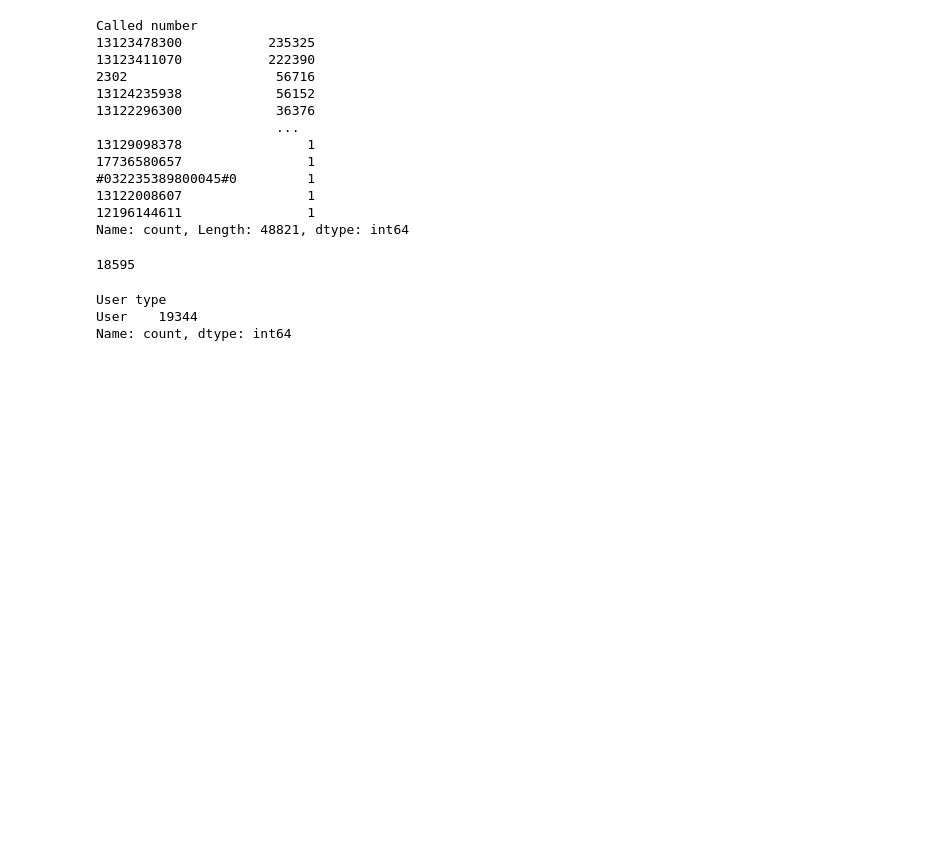
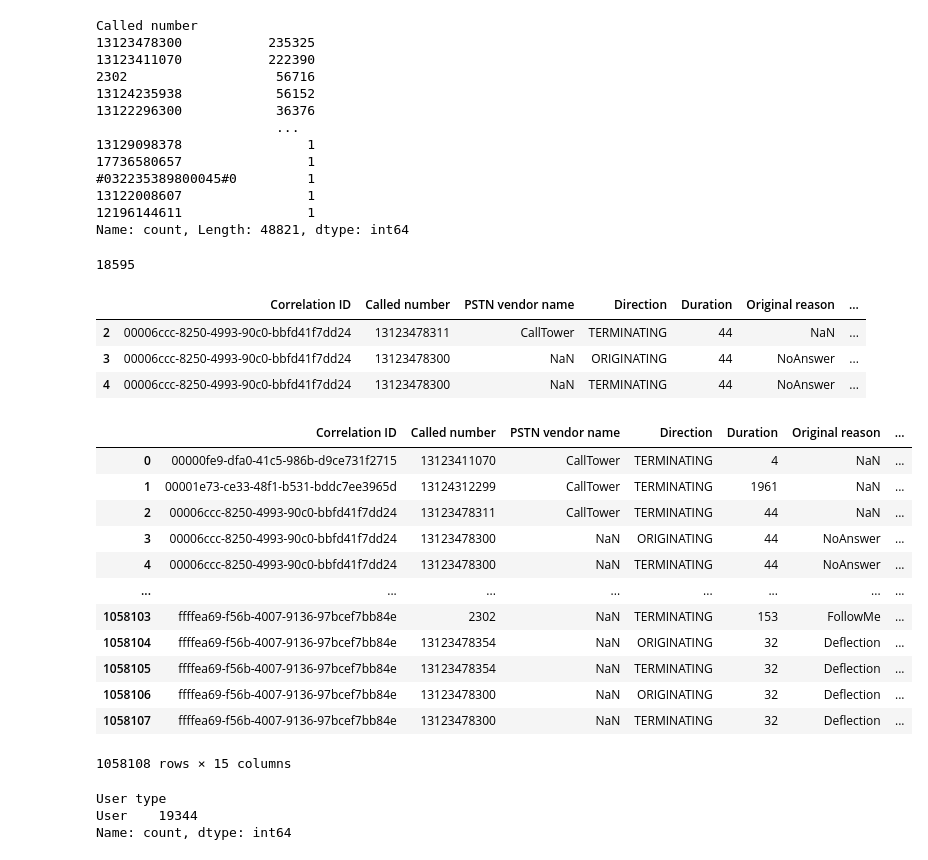
Before and after one commit to arvindkrishna87/STAT390_LegalAid_Fall2025, a Jupyter notebook: Internal work of Teams/Krish/AllCallsData_data_import_code_and_EDA.ipynb, the cells around one changed output. Saved outputs shown, nothing was run; the diff lists cells and outputs as text; code cells hidden in the pictures; blank space fills up the shorter version.

```diff
--- a/Internal work of Teams/Krish/AllCallsData_data_import_code_and_EDA.ipynb
+++ b/Internal work of Teams/Krish/AllCallsData_data_import_code_and_EDA.ipynb
@@ -149,7 +149,30 @@ df_main.loc[df_main['Called number'] == '13122296300','Correlation ID'].nunique(
 df_main.sort_values(by = ['Correlation ID','Start time'], inplace = True)
 # %%
 df_useful = df_main[['Correlation ID', 'Called number', 'PSTN vendor name', 'Direction', 'Duration', 'Original reason', 'Redirect reason',
-        'Redirecting number', 'Start time', 'User type', 'User', 'Answered', 'Related reason']].reset_index(drop = True)
+        'Redirecting number', 'Start time', 'User type', 'User', 'Answered', 'Related reason', 'Release time', 'Answer time']].reset_index(drop = True)
+# %%
+df_useful.loc[df_useful['Correlation ID'] == '00006ccc-8250-4993-90c0-bbfd41f7dd24',:]
+# %% [output]
+|  | Correlation ID | Called number | PSTN vendor name | Direction | Duration | Original reason | ... |
+| 2 | 00006ccc-8250-4993-90c0-bbfd41f7dd24 | 13123478311 | CallTower | TERMINATING | 44 | NaN | ... |
+| 3 | 00006ccc-8250-4993-90c0-bbfd41f7dd24 | 13123478300 | NaN | ORIGINATING | 44 | NoAnswer | ... |
+| 4 | 00006ccc-8250-4993-90c0-bbfd41f7dd24 | 13123478300 | NaN | TERMINATING | 44 | NoAnswer | ... |
+# %%
+df_useful
+# %% [output]
+|  | Correlation ID | Called number | PSTN vendor name | Direction | Duration | Original reason | ... |
+| 0 | 00000fe9-dfa0-41c5-986b-d9ce731f2715 | 13123411070 | CallTower | TERMINATING | 4 | NaN | ... |
+| 1 | 00001e73-ce33-48f1-b531-bddc7ee3965d | 13124312299 | CallTower | TERMINATING | 1961 | NaN | ... |
+| 2 | 00006ccc-8250-4993-90c0-bbfd41f7dd24 | 13123478311 | CallTower | TERMINATING | 44 | NaN | ... |
+| 3 | 00006ccc-8250-4993-90c0-bbfd41f7dd24 | 13123478300 | NaN | ORIGINATING | 44 | NoAnswer | ... |
+| 4 | 00006ccc-8250-4993-90c0-bbfd41f7dd24 | 13123478300 | NaN | TERMINATING | 44 | NoAnswer | ... |
+| ... | ... | ... | ... | ... | ... | ... | ... |
+| 1058103 | ffffea69-f56b-4007-9136-97bcef7bb84e | 2302 | NaN | TERMINATING | 153 | FollowMe | ... |
+| 1058104 | ffffea69-f56b-4007-9136-97bcef7bb84e | 13123478354 | NaN | ORIGINATING | 32 | Deflection | ... |
+| 1058105 | ffffea69-f56b-4007-9136-97bcef7bb84e | 13123478354 | NaN | TERMINATING | 32 | Deflection | ... |
+| 1058106 | ffffea69-f56b-4007-9136-97bcef7bb84e | 13123478300 | NaN | ORIGINATING | 32 | Deflection | ... |
+| 1058107 | ffffea69-f56b-4007-9136-97bcef7bb84e | 13123478300 | NaN | TERMINATING | 32 | Deflection | ... |
+1058108 rows × 15 columns
 # %%
 df_frontdesk_rows = df_main.loc[df_main['Called number'] == '13122296300',:]
 # %%
```
Also changed, not shown: parts of 1 cell of this notebook, 55 other files.
